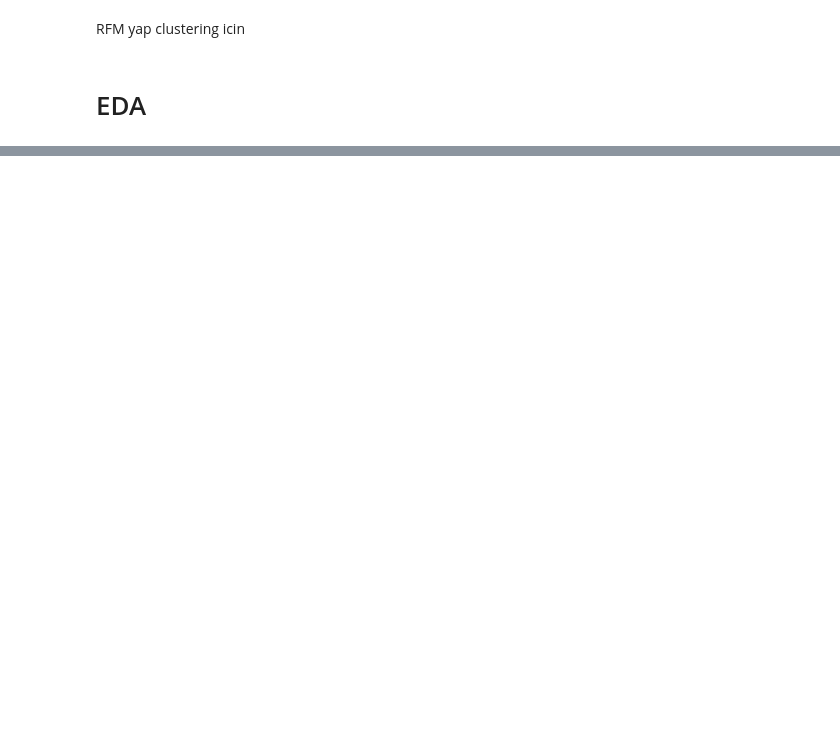
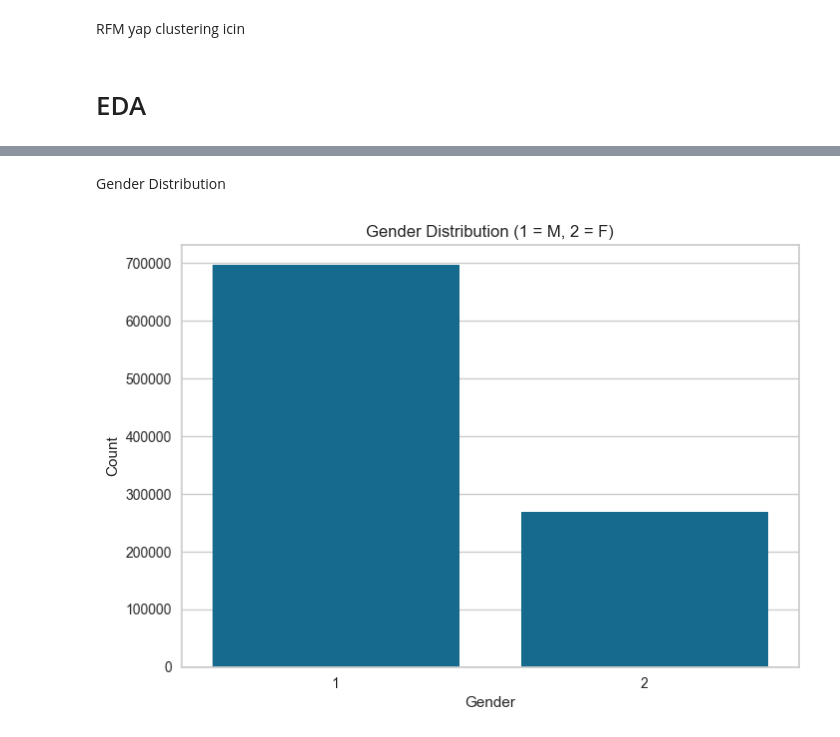
Before and after one commit to senolcemhan98/ABAProject2, a Jupyter notebook: proje.ipynb, the cells around one changed output, grey strips where cells are left out. Drawn from its saved outputs; the diff is of its cells as text; code cells hidden in the pictures; blank space fills up the shorter version.

```diff
--- a/proje.ipynb
+++ b/proje.ipynb
@@ -199,0 +271,10 @@ plt.show()
+# %% [markdown]
+Gender Distribution
+# %%
+sns.countplot(data=data, x='GENDER')
+plt.title("Gender Distribution (1 = M, 2 = F)")
+plt.xlabel("Gender")
+plt.ylabel("Count")
+plt.show()
+# %% [output]
+[figure, added]
```
Also changed, not shown: parts of 29 cells of this notebook, 1 other file.
